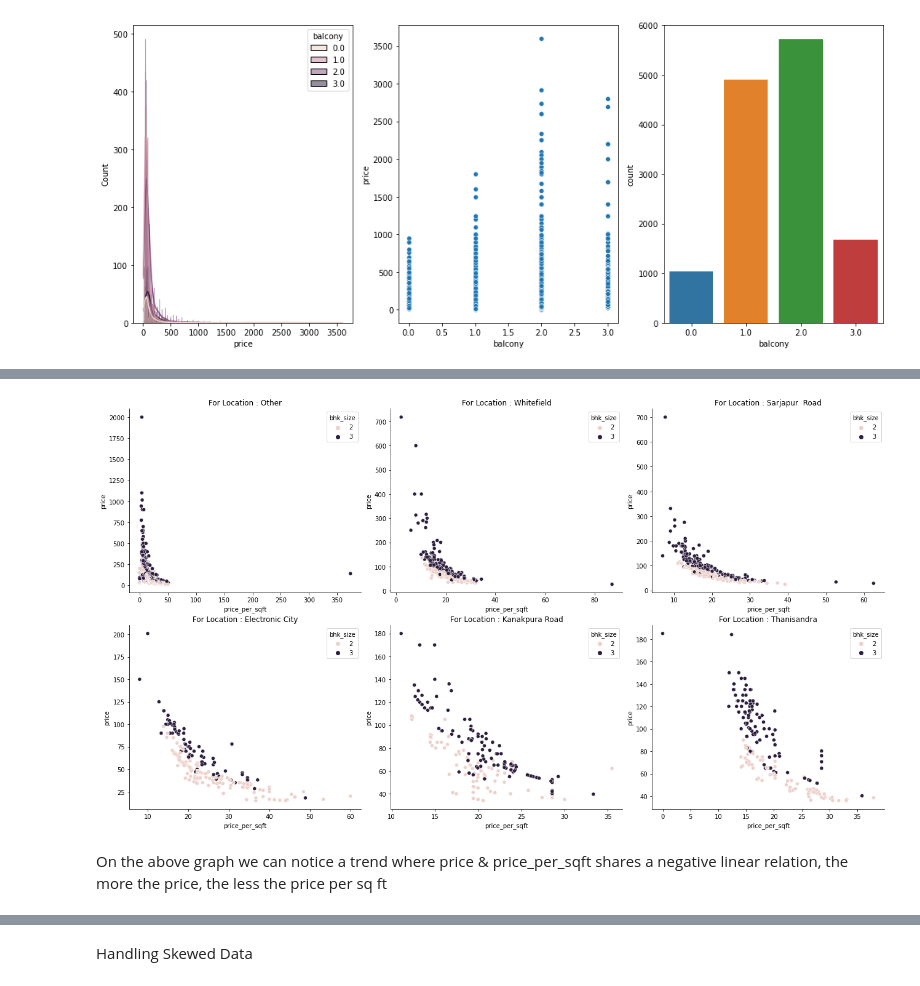
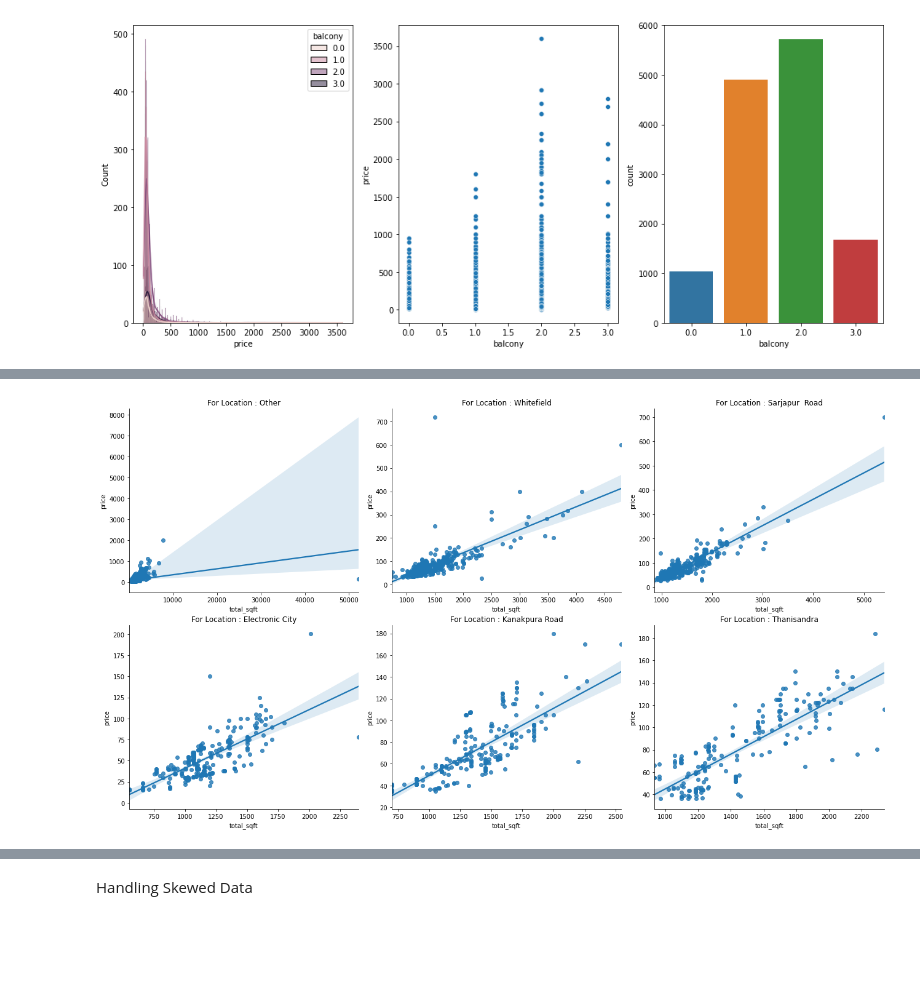
Before and after one commit to awesomedeba10/Bengaluru-House-Price-Prediction, a Jupyter notebook: notebook/bengaluru_house_price_predictions.ipynb, the cells around one changed output, grey strips where cells are left out. Drawn from its saved outputs; the diff is of its cells as text; code cells hidden in the pictures; blank space fills up the shorter version.

```diff
--- a/notebook/bengaluru_house_price_predictions.ipynb
+++ b/notebook/bengaluru_house_price_predictions.ipynb
@@ -243 +270,3 @@ df['total_sqft'] = df['total_sqft'].apply(extract_numerical_sqft)
+# %%
+df = df[df['total_sqft'] > 0]
 # %%
@@ -247,11 +277,11 @@ Creating a new column price_per_sq_ft = total_sq_ft / price
 # %%
-df['price_per_sqft'] = round(df['total_sqft']/ df['price'], 2)
+df['price_per_sqft'] = round(df['price'] / df['total_sqft'], 2)
 # %%
 fig, axes = plt.subplots(nrows=2, ncols=3, figsize=(18, 10))
 axes = axes.flatten()
 for loc, ax in zip(df.location.value_counts().head(6).keys().tolist(), axes):
-    sns.scatterplot(data=df.loc[(df['bhk_size'].isin([2, 3])) & (df['location'] == loc), :],\
-        x='total_sqft', y='price', hue='bhk_size', ax=ax)
+    sns.scatterplot(data=df.loc[(df['bhk_size'].isin([2, 3])) & (df['location'] == loc), :],
+                    x='total_sqft', y='price', hue='bhk_size', ax=ax)
     ax.set_title('For Location : ' + loc)
     sns.despine()
 
@@ -260,0 +291,10 @@ plt.tight_layout(h_pad=0.5, w_pad=0.8)
+# %%
+fig, axes = plt.subplots(nrows=3, ncols=3, figsize=(18, 14))
+axes = axes.flatten()
+for loc, ax in zip(df.location.value_counts().head(9).keys().tolist(), axes):
+    sns.scatterplot(data=df.loc[(df['bhk_size'].isin([2, 3])) & (df['location'] == loc), :],
+                    x='price_per_sqft', y='price', hue='bhk_size', ax=ax)
+    ax.set_title('For Location : ' + loc + '\nAvg. Price Per Sqft for all bhk : ' + str(round(df.loc[df['location'] == loc, 'price_per_sqft'].mean(), 2)))
+    sns.despine()
+
+plt.tight_layout(h_pad=0.5, w_pad=0.8)
@@ -261,14 +303,12 @@ plt.tight_layout(h_pad=0.5, w_pad=0.8)
 # %%
 fig, axes = plt.subplots(nrows=2, ncols=3, figsize=(18, 10))
 axes = axes.flatten()
 for loc, ax in zip(df.location.value_counts().head(6).keys().tolist(), axes):
-    sns.scatterplot(data=df.loc[(df['bhk_size'].isin([2, 3])) & (df['location'] == loc), :],\
-        x='price_per_sqft', y='price', hue='bhk_size', ax=ax)
+    sns.regplot(data=df.loc[(df['bhk_size'].isin([2, 3])) & (df['location'] == loc), :],
+                x='total_sqft', y='price', ax=ax)
     ax.set_title('For Location : ' + loc)
     sns.despine()
 
 plt.tight_layout(h_pad=0.5, w_pad=0.8)
 # %% [output]
-[figure, old version]
+[figure, new version]
-# %% [markdown]
-On the above graph we can notice a trend where price & price_per_sqft shares a negative linear relation, the more the price, the less the price per sq ft
```
Also changed, not shown: parts of 68 cells of this notebook, 10 other files.
